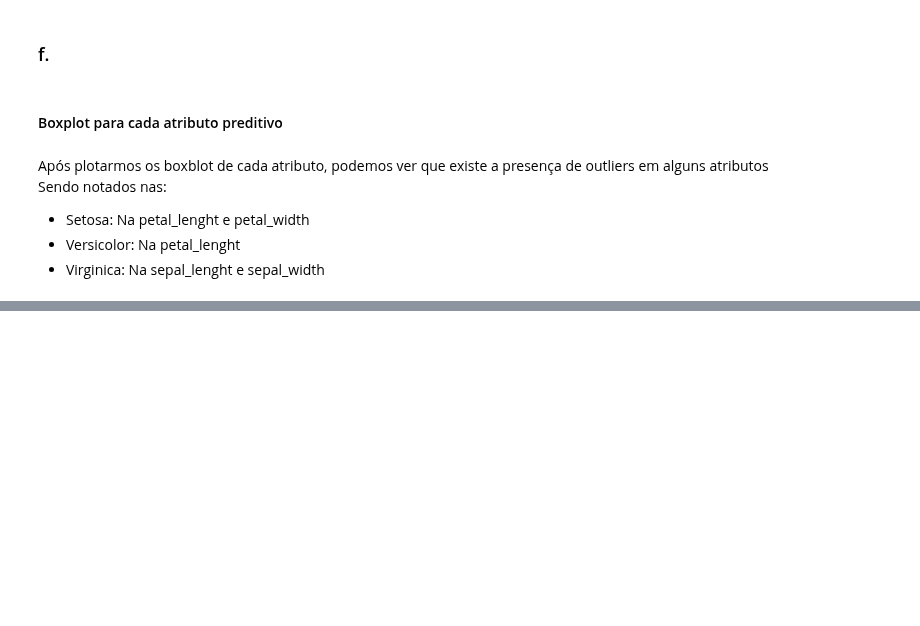
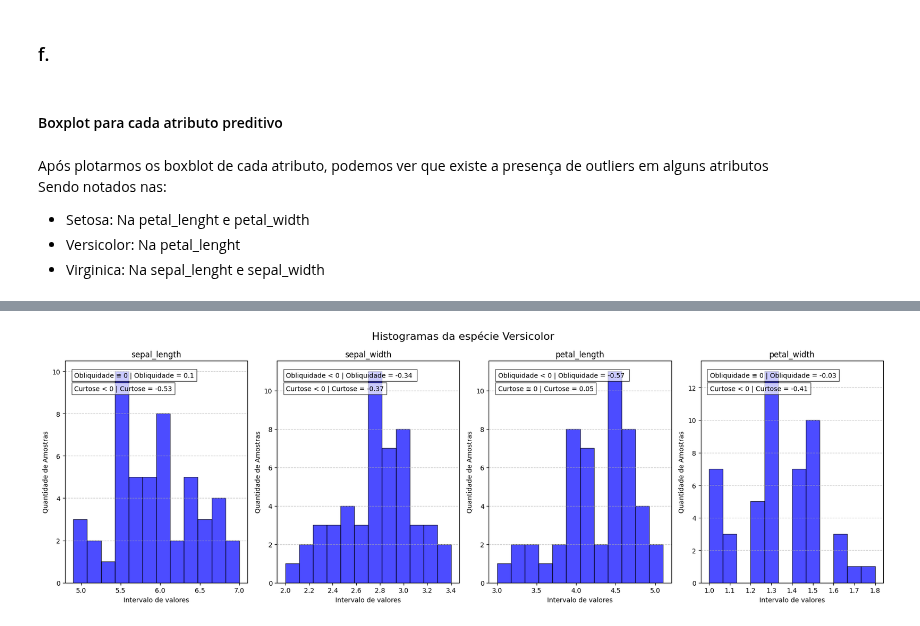
Before and after one commit to Guilherme-Prazeres/AVA1-ENGG67, a Jupyter notebook: IAM_AVA01_Guilherme_Prazeres_Joaquim.ipynb, the cells around one changed output, grey strips where cells are left out. Saved outputs shown, nothing was run; the diff lists cells and outputs as text; code cells hidden in the pictures; blank space fills up the shorter version.

```diff
--- a/IAM_AVA01_Guilherme_Prazeres_Joaquim.ipynb
+++ b/IAM_AVA01_Guilherme_Prazeres_Joaquim.ipynb
@@ -74,10 +76,11 @@ print(std_by_species)
 # %%
 # Calculo a mediana
-species_names = {0: 'setosa', 1: 'versicolor', 2: 'virginica'}
-iris['species'] = iris.index.map(lambda x: species_names[x // 50])
 
 # Calculando a mediana de cada atributo por tipo de flor
-median_by_species = iris.groupby('species').median().round(2)
+median = iris.median(numeric_only=True).round(2)
 
-print(median_by_species)
+print("Mediana das características:")
+for atributo, valor in median.items():
+    atributo_traduzido = traducoes.get(atributo, atributo.capitalize())
+    print(f"{atributo_traduzido}: {valor}")
 # %% [markdown]
@@ -194,0 +153,8 @@ kurtosis(Virginica, 'Virginica')
+# %%
+# Imprimir a contagem de linhas duplicadas
+print("Contagem de linhas duplicadas:", iris.duplicated().sum())
+
+# Remover linhas duplicadas
+iris = iris.drop_duplicates()
+
+print("\nLinhas duplicadas removidas. Novo tamanho do DataFrame:", len(iris))
@@ -244,0 +237,68 @@ Sendo notados nas: <br>
+# %%
+# Plote dos histogramas
+Versicolor = iris[iris['species'] == 'versicolor']
+Setosa = iris[iris['species'] == 'setosa']
+Virginica = iris[iris['species'] == 'virginica']
+
+def historic(db, species_name):
+    # Definindo as colunas numéricas para plotar o histograma
+    numeric_columns = [col for col in db.columns if db[col].dtype != 'object']
+
+    fig, axs = plt.subplots(1, len(numeric_columns), figsize=(18, 6))
+
+    # Plotando gráfico de colunas para cada coluna numérica
+    for idx, column in enumerate(numeric_columns):
+
+        # Definindo o número de bins e os limites do histograma
+        num_bins = 12
+        min_value = db[column].min()
+        max_value = db[column].max()
+        bin_width = (max_value - min_value) / num_bins
+
+        # Calculando os limites dos bins
+        bins = [min_value + i * bin_width for i in range(num_bins+1)]
+
+        # Plotando o histograma
+        axs[idx].hist(db[column], bins=bins, color='blue', alpha=0.7, edgecolor='black', density=False)
+
+        # Calculando a obliquidade
+        skewness_cal = ((((db[column] - db[column].mean()) / db[column].std()).pow(3).mean()) * 10)
+        aproxx_skew = int(skewness_cal)
+        if aproxx_skew != 0:
+            if skewness_cal > 0:
+                skewness = f'Obliquidade > 0 | Obliquidade = {(skewness_cal/10).round(2)}'
+            elif skewness_cal < 0:
+                skewness = f'Obliquidade < 0 | Obliquidade = {(skewness_cal/10).round(2)} '
+        else:
+            skewness = f'Obliquidade ≅ 0 | Obliquidade = {(skewness_cal/10).round(2)}'
+
+        # Calculando curtose
+        kurt_cal = (db[column].kurtosis()).round(2)
+        kurt_aprox = int(kurt_cal*10)
+        if kurt_aprox != 0:
+            if kurt_cal > 0:
+                kurt = f'Curtose > 0 | Curtose = {kurt_cal}'
+            elif kurt_cal < 0:
+                kurt = f'Curtose < 0 | Curtose = {kurt_cal}'
+        else:
+            kurt = f'Curtose ≅ 0 | Curtose = {kurt_cal}'
+
+        # Configurando o título e os rótulos dos eixos
+        axs[idx].set_title(f'{column}')
+        axs[idx].set_xlabel('Intervalo de valores')
+        axs[idx].set_ylabel('Quantidade de Amostras')
+        axs[idx].grid(True, axis='y', linestyle='--', alpha=0.7)
+
+        axs[idx].text(0.05, 0.95, skewness, transform=axs[idx].transAxes, verticalalignment='top', bbox=dict(facecolor='white', alpha=0.7))
+        axs[idx].text(0.05, 0.89, kurt, transform=axs[idx].transAxes, verticalalignment='top', bbox=dict(facecolor='white', alpha=0.7))
+
+    plt.suptitle(f'Histogramas da espécie {species_name}', fontsize=16)
+    plt.tight_layout()
+    plt.show()
+
+# Plotando para cada espécie
+historic(Versicolor, 'Versicolor')
+historic(Setosa, 'Setosa')
+historic(Virginica, 'Virginica')
+# %% [output]
+[figure, added]
```
Also changed, not shown: parts of 38 cells of this notebook.
